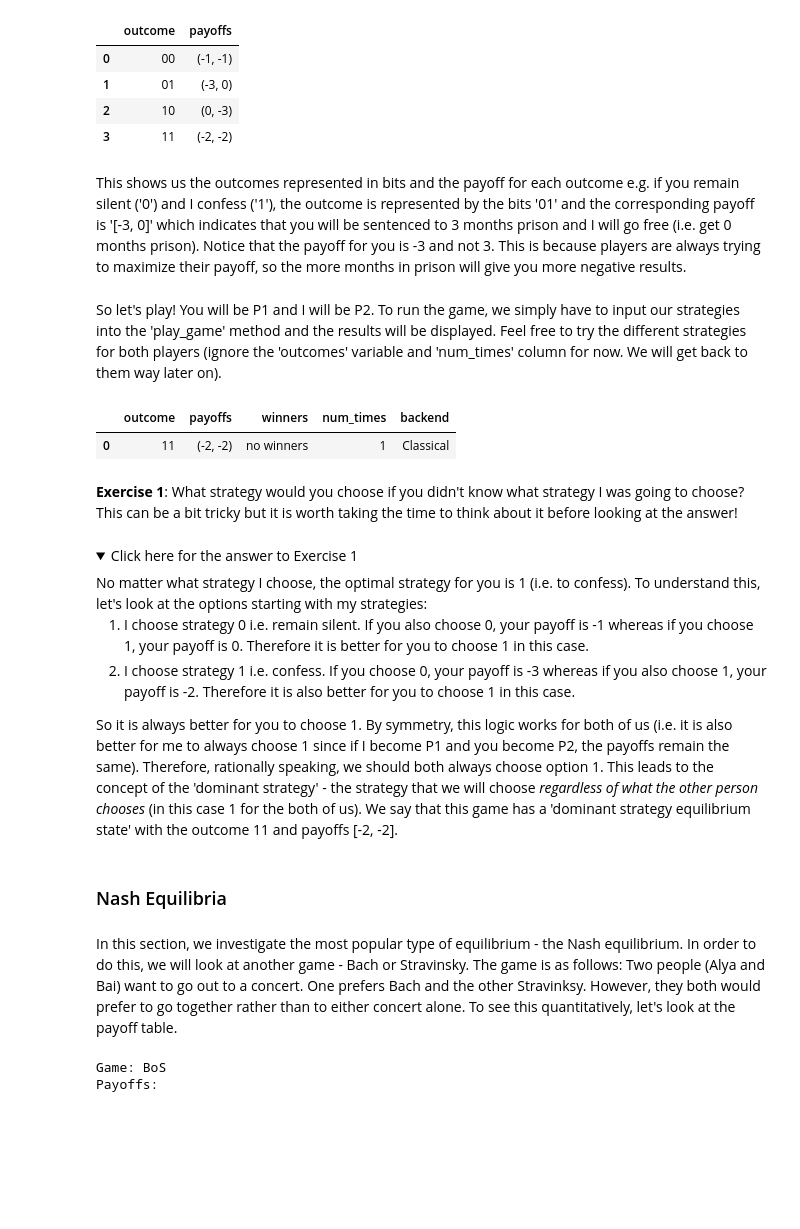
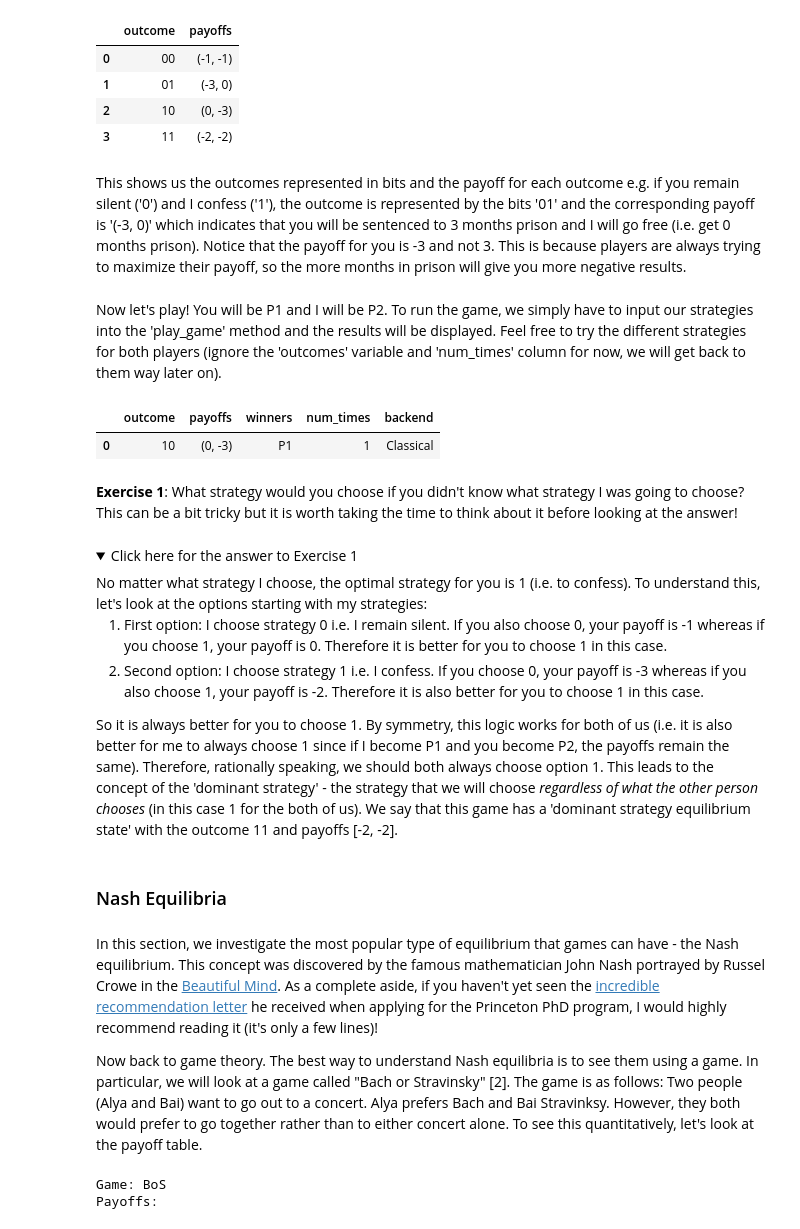
Before and after one commit to desireevl/quantum-game-theory, a Jupyter notebook: quantum_game_theory.ipynb, the cells around one changed output. Cells and saved outputs as stored; diff of their text form; code cells hidden in the pictures; folded sections open; blank space fills up the shorter version.

```diff
--- a/quantum_game_theory.ipynb
+++ b/quantum_game_theory.ipynb
@@ -55,18 +57,18 @@ Payoffs:
 | 2 | 10 | (0, -3) |
 | 3 | 11 | (-2, -2) |
 # %% [markdown]
-This shows us the outcomes represented in bits and the payoff for each outcome e.g. if you remain silent ('0') and I confess ('1'), the outcome is represented by the bits '01' and the corresponding payoff is '[-3, 0]' which indicates that you will be sentenced to 3 months prison and I will go free (i.e. get 0 months prison). Notice that the payoff for you is -3 and not 3. This is because players are always trying to maximize their payoff, so the more months in prison will give you more negative results.
+This shows us the outcomes represented in bits and the payoff for each outcome e.g. if you remain silent ('0') and I confess ('1'), the outcome is represented by the bits '01' and the corresponding payoff is '(-3, 0)' which indicates that you will be sentenced to 3 months prison and I will go free (i.e. get 0 months prison). Notice that the payoff for you is -3 and not 3. This is because players are always trying to maximize their payoff, so the more months in prison will give you more negative results.
 # %% [markdown]
-So let's play! You will be P1 and I will be P2. To run the game, we simply have to input our strategies into the 'play_game' method and the results will be displayed. Feel free to try the different strategies for both players (ignore the 'outcomes' variable and 'num_times' column for now. We will get back to them way later on).
+Now let's play! You will be P1 and I will be P2. To run the game, we simply have to input our strategies into the 'play_game' method and the results will be displayed. Feel free to try the different strategies for both players (ignore the 'outcomes' variable and 'num_times' column for now, we will get back to them way later on).
 # %%
 P1_strategy = 1#fill in here
-P2_strategy = 1
+P2_strategy = 0
 combined_strategies = [P1_strategy, P2_strategy]
 outcomes, results = prisoner_game.play_game(combined_strategies)
 results
 # %% [output]
 |  | outcome | payoffs | winners | num_times | backend |
-| 0 | 11 | (-2, -2) | no winners | 1 | Classical |
+| 0 | 10 | (0, -3) | P1 | 1 | Classical |
 # %% [markdown]
 __Exercise 1__: What strategy would you choose if you didn't know what strategy I was going to choose? This can be a bit tricky but it is worth taking the time to think about it before looking at the answer!
 # %% [markdown]
@@ -74,15 +76,17 @@ __Exercise 1__: What strategy would you choose if you didn't know what strategy
 <summary>Click here for the answer to Exercise 1</summary>
 No matter what strategy I choose, the optimal strategy for you is 1 (i.e. to confess). To understand this, let's look at the options starting with my strategies:
 <ol>
-  <li>I choose strategy 0 i.e. remain silent. If you also choose 0, your payoff is -1 whereas if you choose 1, your payoff is 0. Therefore it is better for you to choose 1 in this case.</li>
-  <li>I choose strategy 1 i.e. confess. If you choose 0, your payoff is -3 whereas if you also choose 1, your payoff is -2. Therefore it is also better for you to choose 1 in this case.</li>
+  <li>First option: I choose strategy 0 i.e. I remain silent. If you also choose 0, your payoff is -1 whereas if you choose 1, your payoff is 0. Therefore it is better for you to choose 1 in this case.</li>
+  <li>Second option: I choose strategy 1 i.e. I confess. If you choose 0, your payoff is -3 whereas if you also choose 1, your payoff is -2. Therefore it is also better for you to choose 1 in this case.</li>
 </ol>
 So it is always better for you to choose 1. By symmetry, this logic works for both of us (i.e. it is also better for me to always choose 1 since if I become P1 and you become P2, the payoffs remain the same). Therefore, rationally speaking, we should both always choose option 1. This leads to the concept of the 'dominant strategy' - the strategy that we will choose <i>regardless of what the other person chooses</i> (in this case 1 for the both of us). We say that this game has a 'dominant strategy equilibrium state' with the outcome 11 and payoffs [-2, -2].
 </details>
 # %% [markdown]
 ### Nash Equilibria
 # %% [markdown]
-In this section, we investigate the most popular type of equilibrium - the Nash equilibrium. In order to do this, we will look at another game - Bach or Stravinsky. The game is as follows: Two people (Alya and Bai) want to go out to a concert. One prefers Bach and the other Stravinksy. However, they both would prefer to go together rather than to either concert alone. To see this quantitatively, let's look at the payoff table.
+In this section, we investigate the most popular type of equilibrium that games can have - the Nash equilibrium. This concept was discovered by the famous mathematician John Nash portrayed by Russel Crowe in the [Beautiful Mind](https://en.wikipedia.org/wiki/A_Beautiful_Mind_(film)). As a complete aside, if you haven't yet seen the [incredible recommendation letter](https://www.reddit.com/r/pics/comments/38nmzm/princeton_university_just_posted_john_nashs/) he received when applying for the Princeton PhD program, I would highly recommend reading it (it's only a few lines)!
+
+Now back to game theory. The best way to understand Nash equilibria is to see them using a game. In particular, we will look at a game called "Bach or Stravinsky" [2]. The game is as follows: Two people (Alya and Bai) want to go out to a concert. Alya prefers Bach and Bai Stravinksy. However, they both would prefer to go together rather than to either concert alone. To see this quantitatively, let's look at the payoff table.
 # %%
 BoS_game = Game(game_name='BoS',protocol="Classical")
 BoS_game.display_payoffs()
```
Also changed, not shown: parts of 50 cells of this notebook, 2 other files.
